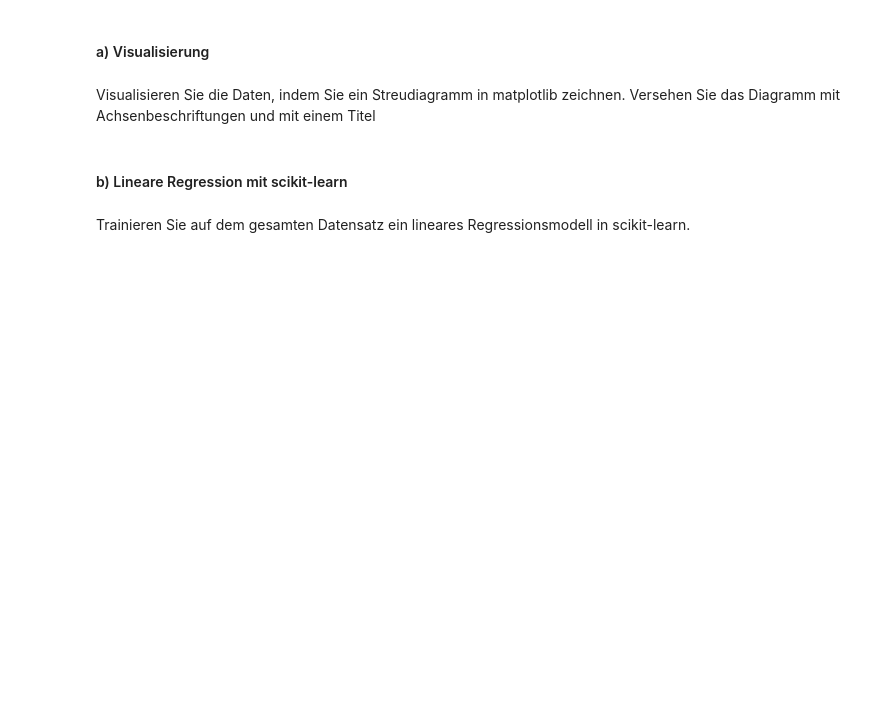
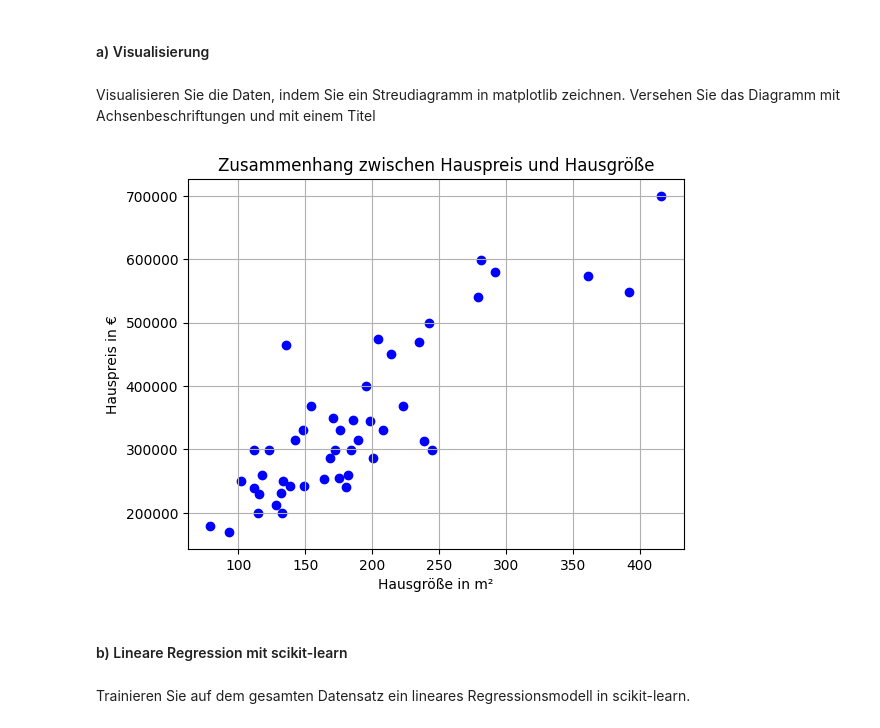
Before and after one commit to Schmiddi3110/MasterStudium, a Jupyter notebook: MAL/LineareRegression/Uebung_LineareRegression.ipynb, the cells around one changed output. Cells and saved outputs as stored; diff of their text form; code cells hidden in the pictures; blank space fills up the shorter version.

```diff
--- a/MAL/LineareRegression/Uebung_LineareRegression.ipynb
+++ b/MAL/LineareRegression/Uebung_LineareRegression.ipynb
@@ -5,7 +5,7 @@ import matplotlib.pyplot as plt
 # %% [markdown]
 #### Laden des Datensatzes
 # %%
-df = np.loadtxt("oregon_housing_prices.txt",dtype=np.float64,delimiter=",")
+df = np.loadtxt("Oregon_housing_prices.txt",dtype=np.float64,delimiter=",")
 data_x = df[:,0:1]*0.3048**2 #Feet to m^2
 data_y = df[:,-1]
 # %% [markdown]
@@ -19,3 +17,13 @@ Visualisieren Sie die Daten, indem Sie ein Streudiagramm in matplotlib zeichnen.
+# %%
+fig, ax = plt.subplots()
+ax.scatter(data_x, data_y, c='blue')
+plt.xlabel('Hausgröße in m²')
+plt.ylabel('Hauspreis in €')
+plt.title('Zusammenhang zwischen Hauspreis und Hausgröße')
+ax.grid(True)
+plt.show()
+# %% [output]
+[figure, added]
 # %% [markdown]
 #### b) Lineare Regression mit scikit-learn
 # %% [markdown]
```
Also changed, not shown: parts of 10 cells of this notebook, 1 other file.
